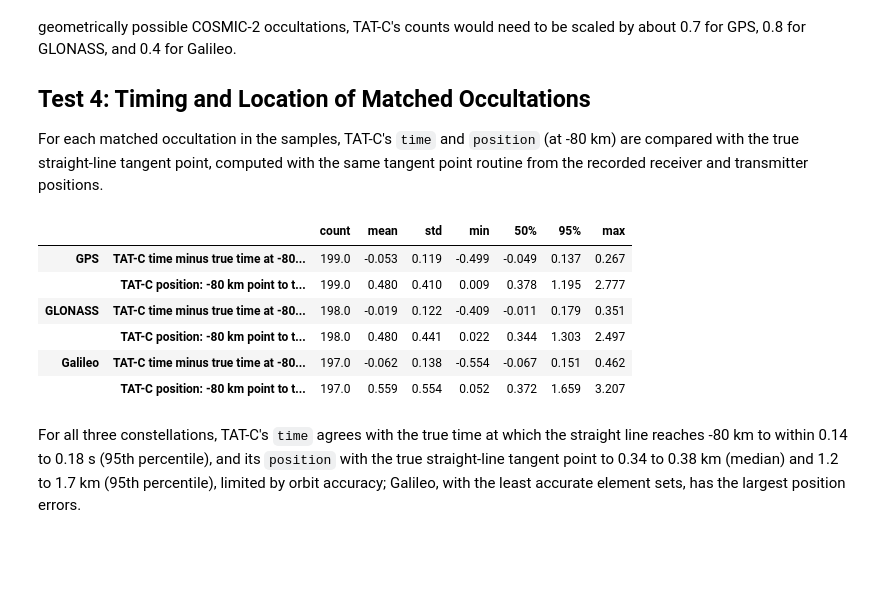
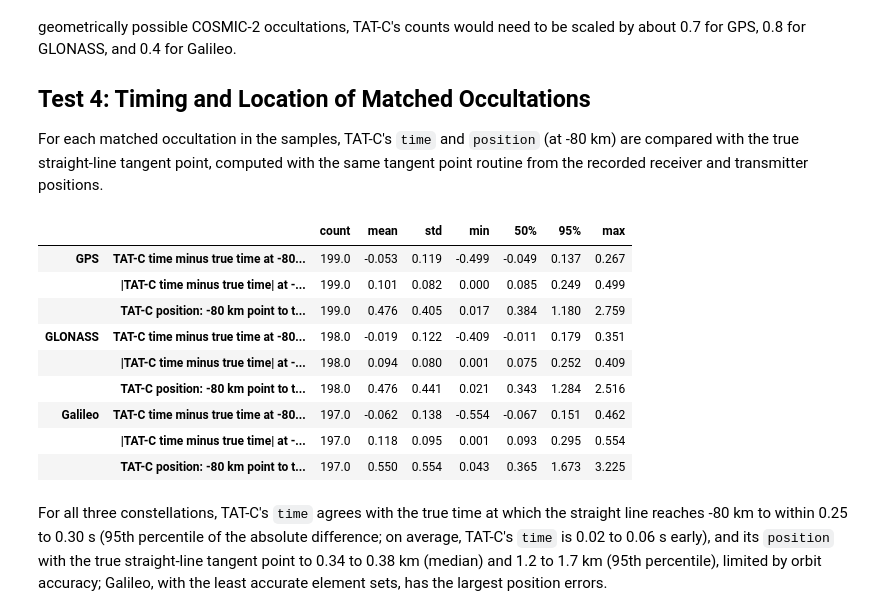
Before and after one commit to code-lab-org/tatc, a Jupyter notebook: docs/validation/ValidateROCOSMIC2.ipynb, the cells around one changed output. Cells and saved outputs as stored; diff of their text form; code cells hidden in the pictures; blank space fills up the shorter version.

```diff
--- a/docs/validation/ValidateROCOSMIC2.ipynb
+++ b/docs/validation/ValidateROCOSMIC2.ipynb
@@ -492,40 +492,44 @@ for record in sample._data:
     start = float(l1["startTime"][...])
     # GPS seconds since 1980-01-06 are TAI - 19 s
     points = tangent_points(rx[:, i], tx[:, i])
     t_80 = crossing(t[i], to_lla(points)[2], -80e3)
     if np.isfinite(t_80):
         lon, lat, _ = to_lla(interpolate(t[i], points, [t_80]))
         truth[record["occid"]] = (GPS_EPOCH + timedelta(seconds=start - GPS_UTC_OFFSET + t_80), lon[0], lat[0])
 
 rows = []
 for i, j in zip(pairs.pred, pairs.obs):
     p, o = pred.loc[i], observed.loc[j]
     if o.occid in truth:
         true_time, lon, lat = truth[o.occid]
         rows.append(
             {
                 "constellation": o.constellation,
                 "TAT-C time minus true time at -80 km (s)": (p.time.to_pydatetime() - true_time).total_seconds(),
+                "|TAT-C time minus true time| at -80 km (s)": abs((p.time.to_pydatetime() - true_time).total_seconds()),
                 "TAT-C position: -80 km point to truth (km)": GEOD.inv(p.position.x, p.position.y, lon, lat)[2] / 1e3,
             }
         )
 accuracy = pd.DataFrame(rows)
 pd.concat(
     {
         c: accuracy[accuracy.constellation == c].drop(columns="constellation").describe(percentiles=[0.5, 0.95]).T
         for c in CONSTELLATIONS.values()
     }
 ).round(3)
 # %% [output]
 |  |  | count | mean | std | min | 50% | 95% | max |
 | GPS | TAT-C time minus true time at -80... | 199.0 | -0.053 | 0.119 | -0.499 | -0.049 | 0.137 | 0.267 |
-|  | TAT-C position: -80 km point to t... | 199.0 | 0.480 | 0.410 | 0.009 | 0.378 | 1.195 | 2.777 |
+|  | |TAT-C time minus true time| at -... | 199.0 | 0.101 | 0.082 | 0.000 | 0.085 | 0.249 | 0.499 |
+|  | TAT-C position: -80 km point to t... | 199.0 | 0.476 | 0.405 | 0.017 | 0.384 | 1.180 | 2.759 |
 | GLONASS | TAT-C time minus true time at -80... | 198.0 | -0.019 | 0.122 | -0.409 | -0.011 | 0.179 | 0.351 |
-|  | TAT-C position: -80 km point to t... | 198.0 | 0.480 | 0.441 | 0.022 | 0.344 | 1.303 | 2.497 |
+|  | |TAT-C time minus true time| at -... | 198.0 | 0.094 | 0.080 | 0.001 | 0.075 | 0.252 | 0.409 |
+|  | TAT-C position: -80 km point to t... | 198.0 | 0.476 | 0.441 | 0.021 | 0.343 | 1.284 | 2.516 |
 | Galileo | TAT-C time minus true time at -80... | 197.0 | -0.062 | 0.138 | -0.554 | -0.067 | 0.151 | 0.462 |
-|  | TAT-C position: -80 km point to t... | 197.0 | 0.559 | 0.554 | 0.052 | 0.372 | 1.659 | 3.207 |
+|  | |TAT-C time minus true time| at -... | 197.0 | 0.118 | 0.095 | 0.001 | 0.093 | 0.295 | 0.554 |
+|  | TAT-C position: -80 km point to t... | 197.0 | 0.550 | 0.554 | 0.043 | 0.365 | 1.673 | 3.225 |
 # %% [markdown]
-For all three constellations, TAT-C's `time` agrees with the true time at which the straight line reaches -80 km to within 0.14 to 0.18 s (95th percentile), and its `position` with the true straight-line tangent point to 0.34 to 0.38 km (median) and 1.2 to 1.7 km (95th percentile), limited by orbit accuracy; Galileo, with the least accurate element sets, has the largest position errors.
+For all three constellations, TAT-C's `time` agrees with the true time at which the straight line reaches -80 km to within 0.25 to 0.30 s (95th percentile of the absolute difference; on average, TAT-C's `time` is 0.02 to 0.06 s early), and its `position` with the true straight-line tangent point to 0.34 to 0.38 km (median) and 1.2 to 1.7 km (95th percentile), limited by orbit accuracy; Galileo, with the least accurate element sets, has the largest position errors.
 # %% [markdown]
 ## Summary
 
```
Also changed, not shown: parts of 2 cells of this notebook, 5 other files.
